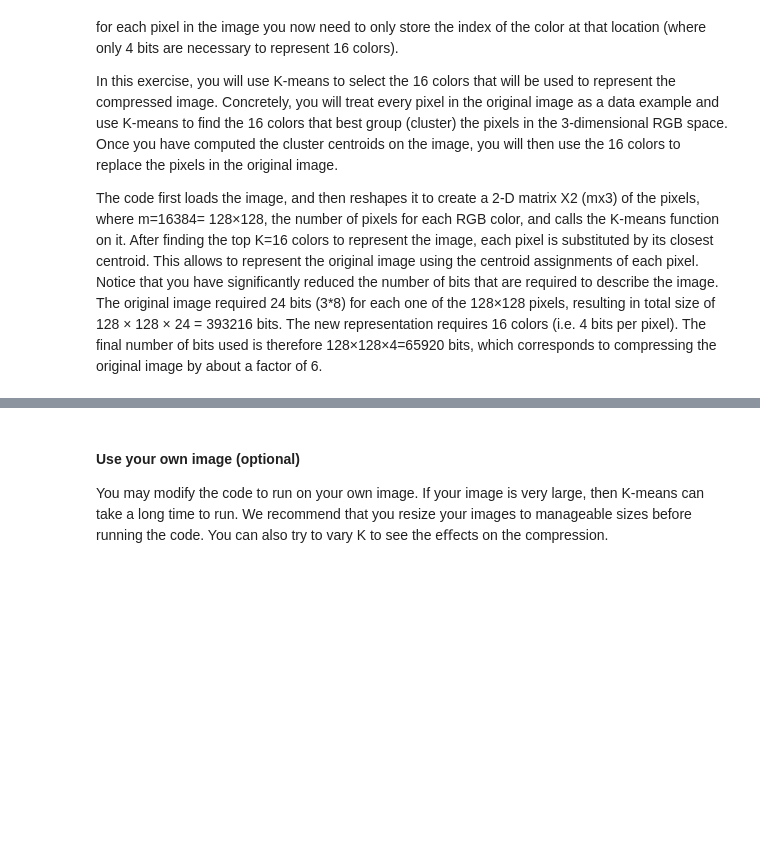
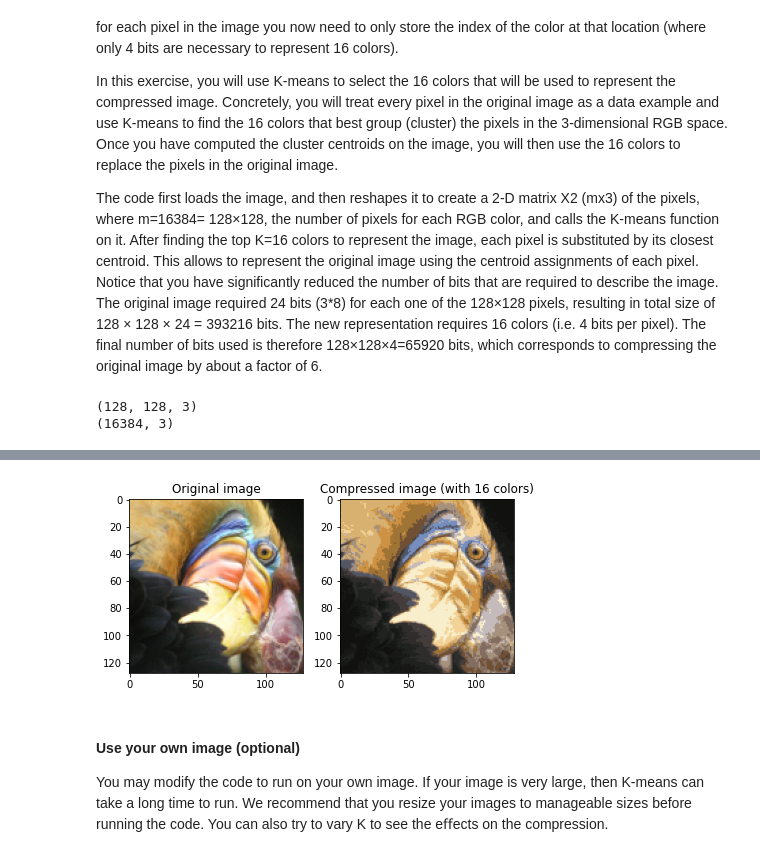
Before and after one commit to renanaferreira/FAA-repository, a Jupyter notebook: 08-Kmeans_PCA/lab_part1_Kmeans/K-means_Clustering.ipynb, the cells around one changed output, grey strips where cells are left out. Cells and saved outputs as stored; diff of their text form; code cells hidden in the pictures; blank space fills up the shorter version.

```diff
--- a/08-Kmeans_PCA/lab_part1_Kmeans/K-means_Clustering.ipynb
+++ b/08-Kmeans_PCA/lab_part1_Kmeans/K-means_Clustering.ipynb
@@ -111,11 +134,13 @@ def kMeansInitCentroids(X, K):
     """
     This function initializes K centroids to be used in K-Means on dataset X
     """
-    m = ? # Number of examples
-    n = ? # Number of features
+    # Number of examples
+    m = X.shape[0]
+    # Number of features
+    n = X.shape[1]
 
     #Inicialize the centroids by 0
-    centroids = ?
+    centroids = np.zeros((K,n))
 
     for i in range(K):
         centroids[i] = X[np.random.randint(0,m+1),:]
@@ -170,26 +199,33 @@ In this exercise, you will use K-means to select the 16 colors that will be used
 The code ﬁrst loads the image, and then reshapes it to create a 2-D matrix X2 (mx3) of the pixels, where m=16384= 128×128, the number of pixels for each RGB color, and calls the K-means function on it. After ﬁnding the top K=16 colors to represent the image, each pixel is substituted by its closest centroid. This allows to represent the original image using the centroid assignments of each pixel. Notice that you have signiﬁcantly reduced the number of bits that are required to describe the image. The original image required 24 bits (3*8) for each one of the 128×128 pixels, resulting in total size of 128 × 128 × 24 = 393216 bits. The new representation requires 16 colors (i.e. 4 bits per pixel). The ﬁnal number of bits used is therefore 128×128×4=65920 bits, which corresponds to compressing the original image by about a factor of 6.
 # %%
 # Use loadmat to load  the image A
-
-A = ?
+mat2 = loadmat("bird_small.mat")
+A = mat2["A"]
 #Check what is the shape of image A
-?
+print(A.shape)
 
 #Normalize all pixels (/255)
+A_normalized = A/255
 
 #reshape A to one long vector of all pixels for each chanel (RGB)
-
-X2 = ?  #X2.shape= # of pixels x # of chanels (RGB)
+w = A_normalized.shape[0]
+h = A_normalized.shape[1]
+rgb_size = A_normalized.shape[2]
+X2 =  A_normalized.reshape((w*h, rgb_size)) #X2.shape= # of pixels x # of chanels (RGB)
+print(X2.shape)
+# %% [output]
+(128, 128, 3)
+(16384, 3)
 # %%
 def runKmeans(X, centroids,num_iters,K):
 
     for i in range(num_iters):
 
         # assign each training example to the nearest centroid
-        idx =  ?
+        idx = findClosestCentroids(X, centroids)
 
         # Compute the centroids mean
-        centroids =  ?
+        centroids = computeCentroids(X, idx, K)
 
     return centroids, idx
 # %%
@@ -197,8 +233,8 @@ def runKmeans(X, centroids,num_iters,K):
 K2 = 16
 num_iters = 10
 
-initial_centroids2 =  ?
-centroids2, idx2 = ?
+initial_centroids2 = kMeansInitCentroids(X2, K2)
+centroids2, idx2 = runKmeans(X2, initial_centroids2, num_iters, K2)
 # %% [markdown]
 You can now view the eﬀects of the compression by reconstructing the image based only on the centroid assignments.Fig. 1 shows the original and compressed images. Even though the resulting image retains most of the characteristics of the original, we also see compression artifacts.
 
@@ -207,19 +243,23 @@ You can now view the eﬀects of the compression by reconstructing the image bas
 <caption><center> **Fig.1** : **Original and reconstructed image (using K-means to compress the image)** </center></caption>
 # %%
 #X2_recovered = X2.copy()
-X2_recovered = X2
+X2_recovered = X2.copy()
 for i in range(1,K2+1):
     X2_recovered[(idx2==i).ravel(),:] = centroids2[i-1]
 
 # Display the images
 import matplotlib.image as mpimg
 fig, ax = plt.subplots(1,2)
 ax[0].imshow(A)
 ax[0].set_title("Original image")
 
 # Reshape the recovered image into proper dimensions
 ax[1].imshow(X2_recovered.reshape(128,128,3))
 ax[1].set_title("Compressed image (with 16 colors)")
+
+plt.tight_layout()
+# %% [output]
+[figure, added]
 # %% [markdown]
 #### Use your own image (optional)
 
```
Also changed, not shown: parts of 8 cells of this notebook, 1 other file.
